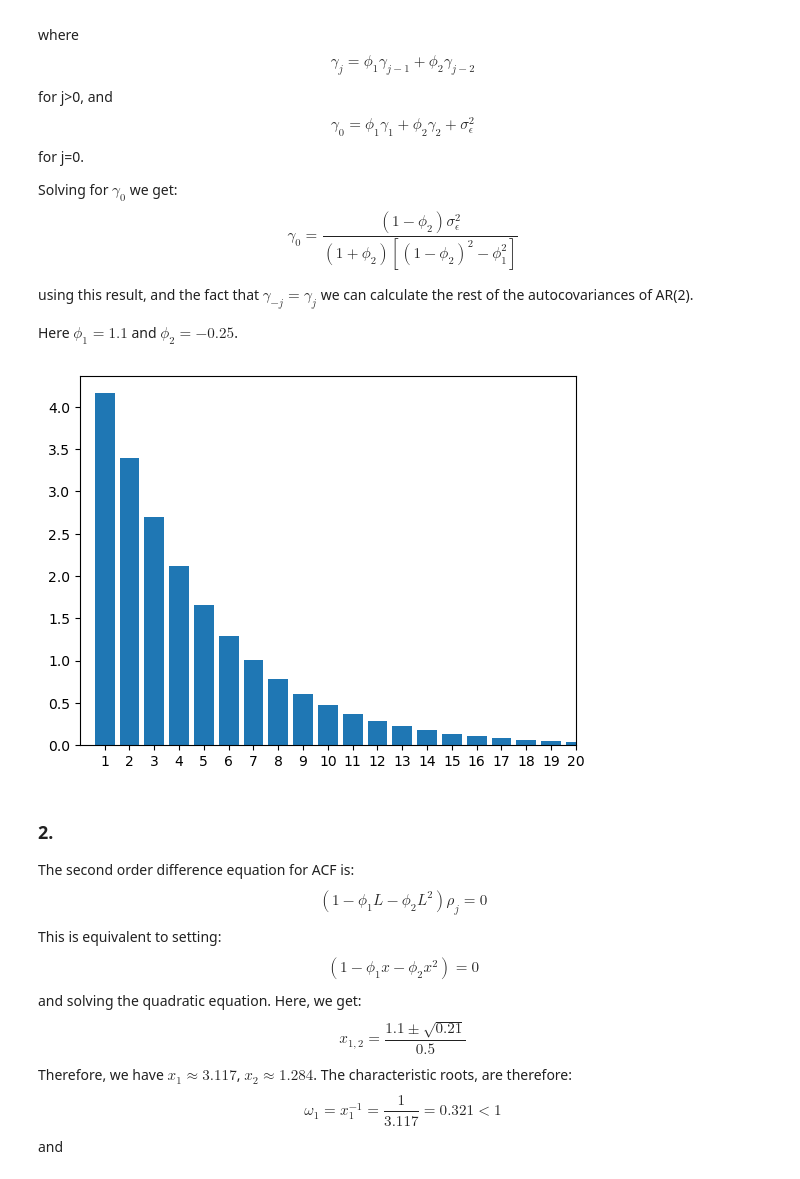
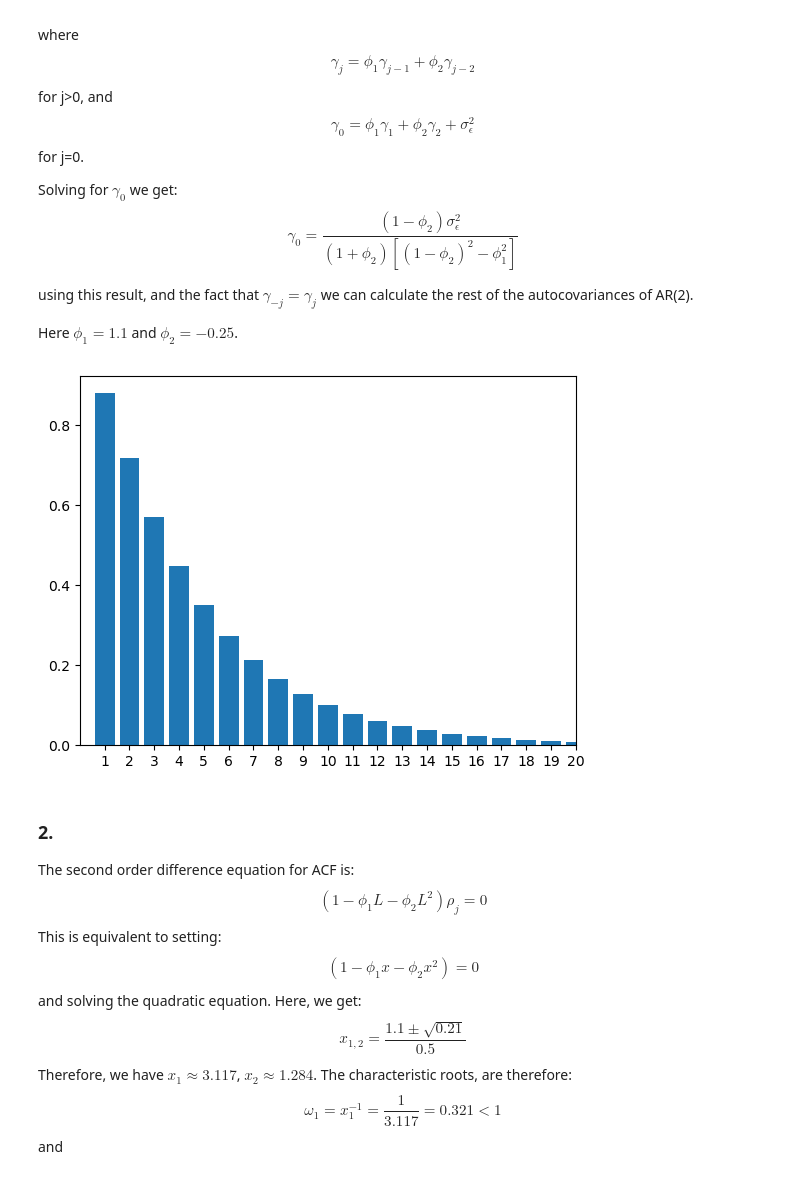
Before and after one commit to hg2777/Time-Series, a Jupyter notebook: PS2/ProblemSet2.ipynb, the cells around one changed output. Saved outputs shown, nothing was run; the diff lists cells and outputs as text; code cells hidden in the pictures.

```diff
--- a/PS2/ProblemSet2.ipynb
+++ b/PS2/ProblemSet2.ipynb
@@ -270,28 +270,33 @@ phi1 = 1.1
 phi2 = -0.25
 sigmaEps = 1
 
-gammas = np.zeros(lags + 1)
-gammas[0] = sigmaEps * (1-phi2) / ((1 + phi2) * ((1 - phi2) ** 2 - phi1 ** 2))
-gammas[1] = (phi1 / (1 - phi2)) * gammas[0]
+def autocorrelation(phi1, phi2, lags = lags, sigmaEps = sigmaEps):
+    gammas = np.zeros(lags + 1)
+    gammas[0] = sigmaEps * (1-phi2) / ((1 + phi2) * ((1 - phi2) ** 2 - phi1 ** 2))
+    gammas[1] = (phi1 / (1 - phi2)) * gammas[0]
 
-for ii in range(2, lags + 1):
-    gammas[ii] = phi1 * gammas[ii - 1] + phi2 * gammas[ii - 2]
+    for ii in range(2, lags + 1):
+        gammas[ii] = phi1 * gammas[ii - 1] + phi2 * gammas[ii - 2]
 
-rho = np.zeros(lags + 1)
-for ii in range(1, lags + 1):
-    rho[ii] = gammas[ii] / gammas[0]
+    rho = np.zeros(lags + 1)
+    for ii in range(1, lags + 1):
+        rho[ii] = gammas[ii] / gammas[0]
+    return rho
-# %%
-L = np.linspace(1, lags, lags)
-
-fig, ax = plt.subplots()
-
-ax.bar(L, gammas[1:], width = 0.8)
-ax.set(xlim = (0, lags), xticks = L)
-ax.spines['bottom'].set_visible(True)
-
-plt.show()
-# %% [output]
-[figure, removed]
+# %%
+def bar_plot(rho, lags):
+    L = np.linspace(1, lags, lags)
+    fig, ax = plt.subplots()
+
+    ax.bar(L, rho[1:], width = 0.8)
+    ax.set(xlim = (0, lags), xticks = L)
+    ax.spines['bottom'].set_visible(True)
+
+    plt.show()
+# %%
+rho = autocorrelation(phi1, phi2)
+bar_plot(rho, lags)
+# %% [output]
+[figure, added]
 # %% [markdown]
 ### 2.
 The second order difference equation for ACF is:
```
Also changed, not shown: parts of 27 cells of this notebook.
